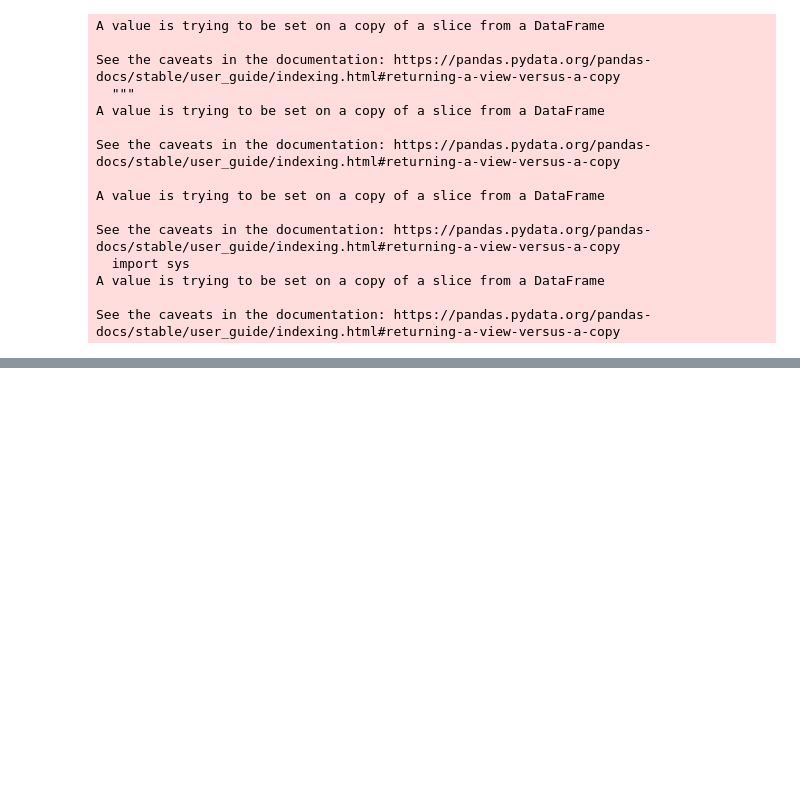
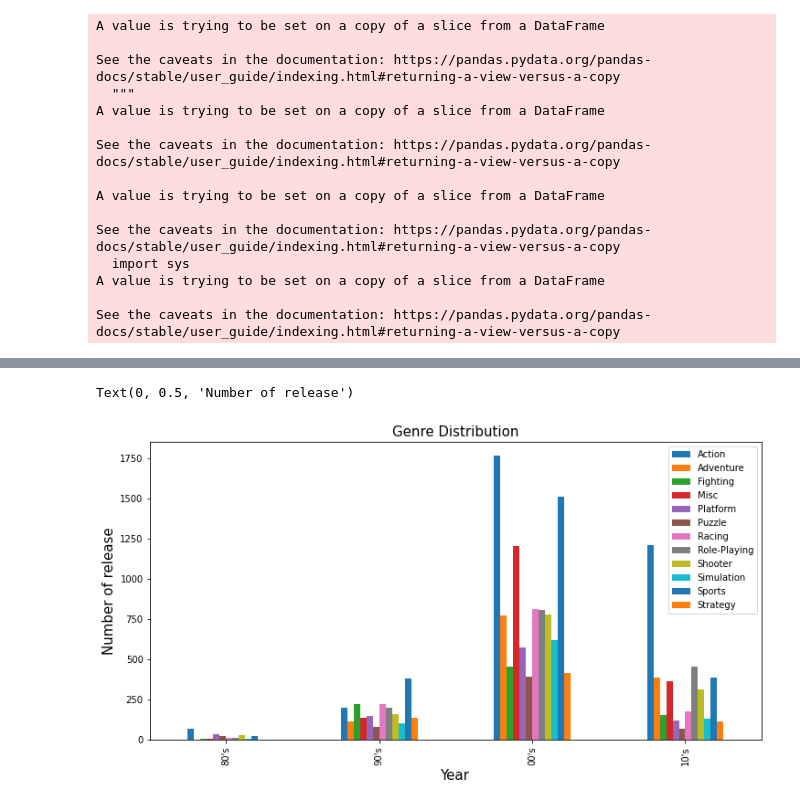
Before and after one commit to suzzini/DS_Project, a Jupyter notebook: DS_Project1.ipynb, the cells around one changed output, grey strips where cells are left out. Drawn from its saved outputs; the diff is of its cells as text; code cells hidden in the pictures; blank space fills up the shorter version.

```diff
--- a/DS_Project1.ipynb
+++ b/DS_Project1.ipynb
@@ -69,0 +142,19 @@ Name: Other_Sales, Length: 16598, dtype: float64
+# %%
+def new_year_col(x):
+  if x<1991:
+    return '80\'s'
+  elif x<2001:
+    return '90\'s'
+  elif x<2011:
+    return '00\'s'
+  elif x<2021:
+    return '10\'s'
+# %%
+#genre나 year에 결측치가 있는 행은 제거
+
+df['new_year']=df['Year'].apply(new_year_col)
+G_Y=df[['Genre','new_year']]
+
+G_Y=pd.DataFrame(G_Y.value_counts())
+G_Y=pd.pivot_table(G_Y,index='new_year',columns='Genre',fill_value=0)
+G_Y
@@ -69,0 +169,7 @@ Name: Other_Sales, Length: 16598, dtype: float64
+# %%
+G_Y=np.array(G_Y)
+
+G_Y=pd.DataFrame(G_Y,index=['00\'s','10\'s','80\'s','90\'s'],columns=['Action',	'Adventure','Fighting',	'Misc',	'Platform',	'Puzzle',	'Racing',	'Role-Playing',	'Shooter',	'Simulation',	'Sports','Strategy'])
+# %%
+G_Y=G_Y.reindex(index=['80\'s','90\'s','00\'s','10\'s'])
+G_Y.sum()
@@ -69,0 +190,9 @@ Name: Other_Sales, Length: 16598, dtype: float64
+# %%
+G_Y.plot(kind='bar',figsize=(12, 6))
+
+plt.title('Genre Distribution', fontsize=15)
+plt.xlabel('Year',fontsize=15)
+plt.ylabel('Number of release',fontsize=15)
+# %% [output]
+Text(0, 0.5, 'Number of release')
+[figure, added]
```
Also changed, not shown: parts of 89 cells of this notebook.
